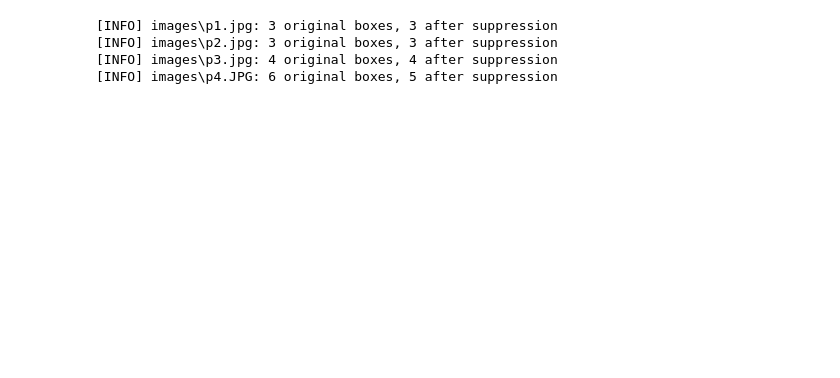
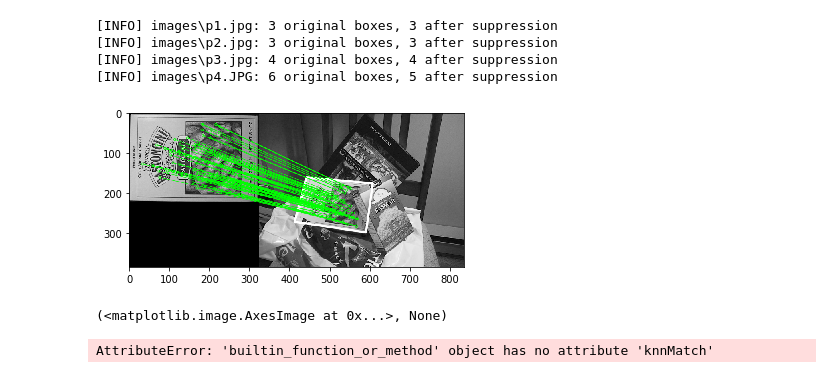
Before and after one commit to shuaimuyao/opensrc, a Jupyter notebook: jupyter_src/opencv/cv2_haarreg_20181207.ipynb, the cells around one changed output. Saved outputs shown, nothing was run; the diff lists cells and outputs as text; code cells hidden in the pictures; blank space fills up the shorter version.

```diff
--- a/jupyter_src/opencv/cv2_haarreg_20181207.ipynb
+++ b/jupyter_src/opencv/cv2_haarreg_20181207.ipynb
@@ -760,3 +760,63 @@ class CamApp(App):
 
 if __name__ == '__main__':
     CamApp().run()
+# %%
+import numpy as np
+import cv2
+from matplotlib import pyplot as plt
+
+MIN_MATCH_COUNT = 10
+
+img1 = cv2.imread('img/box.png',0)          # queryImage
+img2 = cv2.imread('img/box_in_scene.png',0) # trainImage
+
+# Initiate SIFT detector
+#sift = cv2.SIFT()    #changed by shuaifei for cv3.4
+sift = cv2.xfeatures2d.SIFT_create()
+
+# find the keypoints and descriptors with SIFT
+kp1, des1 = sift.detectAndCompute(img1,None)
+kp2, des2 = sift.detectAndCompute(img2,None)
+
+FLANN_INDEX_KDTREE = 0
+index_params = dict(algorithm = FLANN_INDEX_KDTREE, trees = 5)
+search_params = dict(checks = 50)
+
+flann = cv2.FlannBasedMatcher(index_params, search_params)
+
+matches = flann.knnMatch(des1,des2,k=2)
+
+# store all the good matches as per Lowe's ratio test.
+good = []
+for m,n in matches:
+    if m.distance < 0.7*n.distance:
+        good.append(m)
+
+if len(good)>MIN_MATCH_COUNT:
+    src_pts = np.float32([ kp1[m.queryIdx].pt for m in good ]).reshape(-1,1,2)
+    dst_pts = np.float32([ kp2[m.trainIdx].pt for m in good ]).reshape(-1,1,2)
+
+    M, mask = cv2.findHomography(src_pts, dst_pts, cv2.RANSAC,5.0)
+    matchesMask = mask.ravel().tolist()
+
+    h,w = img1.shape
+    pts = np.float32([ [0,0],[0,h-1],[w-1,h-1],[w-1,0] ]).reshape(-1,1,2)
+    dst = cv2.perspectiveTransform(pts,M)
+
+    img2 = cv2.polylines(img2,[np.int32(dst)],True,255,3, cv2.LINE_AA)
+
+else:
+    print("Not enough matches are found - %d/%d" % (len(good),MIN_MATCH_COUNT))
+    matchesMask = None
+
+draw_params = dict(matchColor = (0,255,0), # draw matches in green color
+                   singlePointColor = None,
+                   matchesMask = matchesMask, # draw only inliers
+                   flags = 2)
+
+img3 = cv2.drawMatches(img1,kp1,img2,kp2,good,None,**draw_params)
+
+plt.imshow(img3, 'gray'),plt.show()
+# %% [output]
+[figure, added]
+(<matplotlib.image.AxesImage at 0x...>, None)
@@ -762,0 +826,5 @@ if __name__ == '__main__':
+# %%
+import cv2
+help(cv2.FlannBasedMatcher.knnMatch)
+# %% [output]
+AttributeError: 'builtin_function_or_method' object has no attribute 'knnMatch'
```
Also changed, not shown: parts of 1 cell of this notebook, 2 other files.
